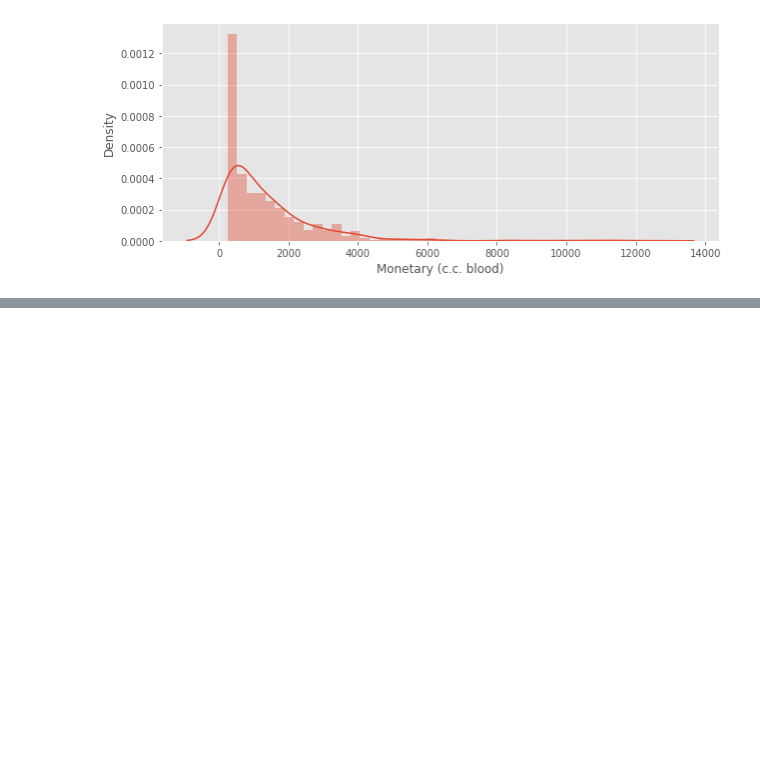
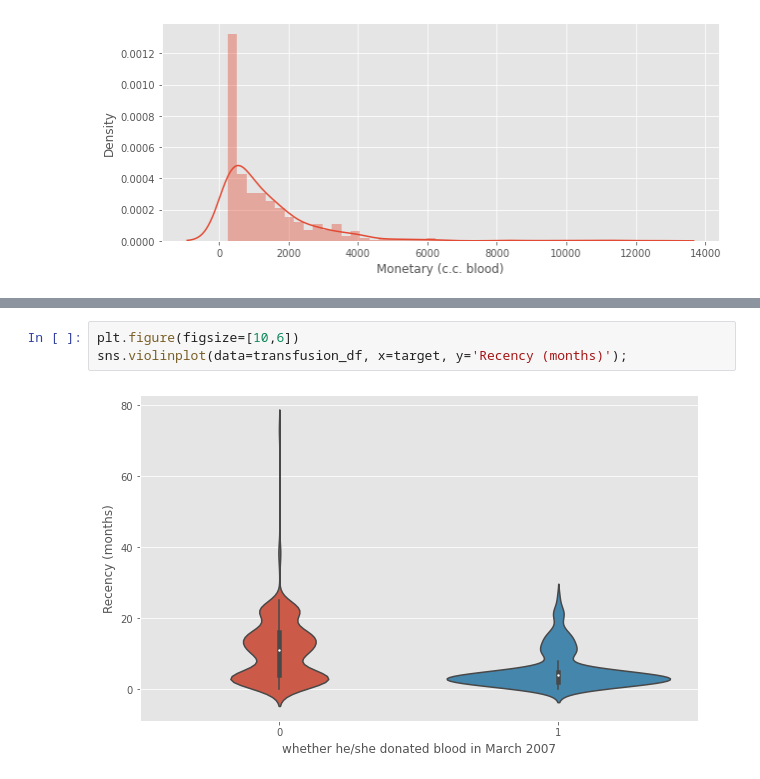
Before and after one commit to caiquemiranda/EDA-Exploratory-Data-Analysis-python, a Jupyter notebook: EDA-transfusion.ipynb, the cells around one changed output, grey strips where cells are left out. Drawn from its saved outputs; the diff is of its cells as text; blank space fills up the shorter version.

```diff
--- a/EDA-transfusion.ipynb
+++ b/EDA-transfusion.ipynb
@@ -234,0 +251,5 @@ sns.distplot(transfusion_df['Monetary (c.c. blood)']);
+# %%
+plt.figure(figsize=[10,6])
+sns.violinplot(data=transfusion_df, x=target, y='Recency (months)');
+# %% [output]
+[figure, added]
```
Also changed, not shown: parts of 20 cells of this notebook.
